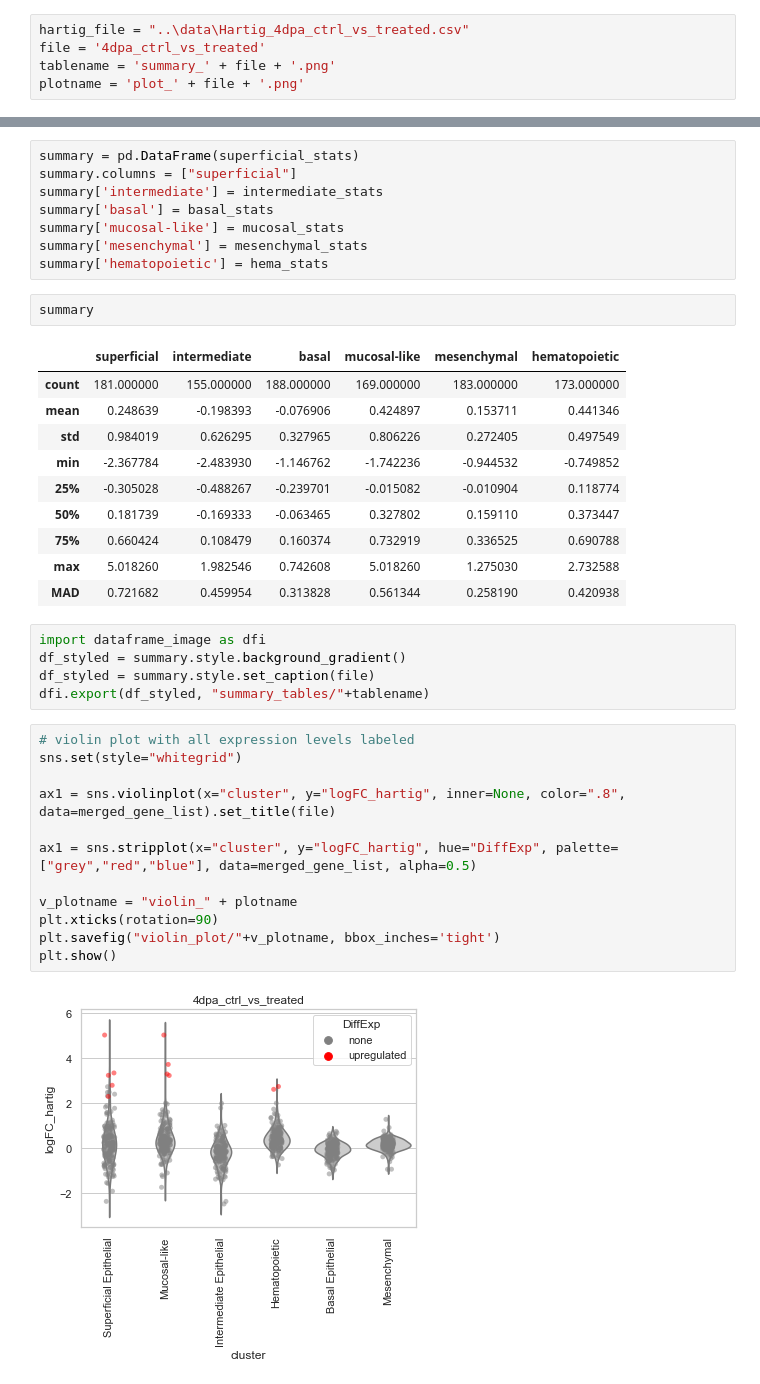
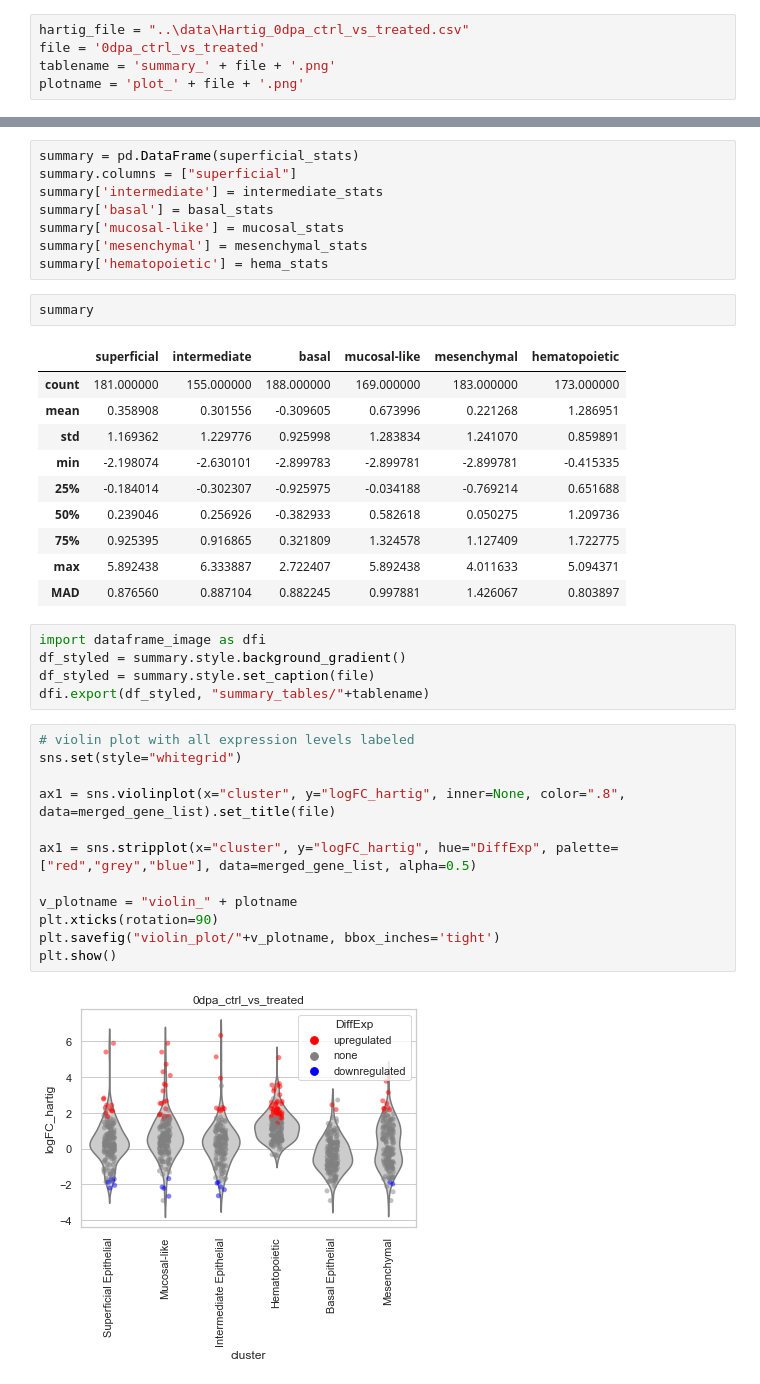
Before and after one commit to cgnobrega/Nobrega_Honors_Thesis, a Jupyter notebook: code/gene_lists_parse.ipynb, the cells around one changed output, grey strips where cells are left out. Drawn from its saved outputs; the diff is of its cells as text.

```diff
--- a/code/gene_lists_parse.ipynb
+++ b/code/gene_lists_parse.ipynb
@@ -23,8 +23,8 @@ hou.head(10)
 | 8 | Superficial Epithelial | CABZ01072255.2 | 0.0 | 2.858588 | 0.876 | 0.105 | 0.0 |
 | 9 | Superficial Epithelial | si:ch211-217k17.10 | 0.0 | 2.838415 | 0.886 | 0.096 | 0.0 |
 # %%
-hartig_file = "..\data\Hartig_4dpa_ctrl_vs_treated.csv"
-file = '4dpa_ctrl_vs_treated'
+hartig_file = "..\data\Hartig_0dpa_ctrl_vs_treated.csv"
+file = '0dpa_ctrl_vs_treated'
 tablename = 'summary_' + file + '.png'
 plotname = 'plot_' + file + '.png'
 # %%
@@ -244,14 +263,14 @@ summary
 # %% [output]
 |  | superficial | intermediate | basal | mucosal-like | mesenchymal | hematopoietic |
 | count | 181.000000 | 155.000000 | 188.000000 | 169.000000 | 183.000000 | 173.000000 |
-| mean | 0.248639 | -0.198393 | -0.076906 | 0.424897 | 0.153711 | 0.441346 |
-| std | 0.984019 | 0.626295 | 0.327965 | 0.806226 | 0.272405 | 0.497549 |
-| min | -2.367784 | -2.483930 | -1.146762 | -1.742236 | -0.944532 | -0.749852 |
-| 25% | -0.305028 | -0.488267 | -0.239701 | -0.015082 | -0.010904 | 0.118774 |
-| 50% | 0.181739 | -0.169333 | -0.063465 | 0.327802 | 0.159110 | 0.373447 |
-| 75% | 0.660424 | 0.108479 | 0.160374 | 0.732919 | 0.336525 | 0.690788 |
-| max | 5.018260 | 1.982546 | 0.742608 | 5.018260 | 1.275030 | 2.732588 |
-| MAD | 0.721682 | 0.459954 | 0.313828 | 0.561344 | 0.258190 | 0.420938 |
+| mean | 0.358908 | 0.301556 | -0.309605 | 0.673996 | 0.221268 | 1.286951 |
+| std | 1.169362 | 1.229776 | 0.925998 | 1.283834 | 1.241070 | 0.859891 |
+| min | -2.198074 | -2.630101 | -2.899783 | -2.899781 | -2.899781 | -0.415335 |
+| 25% | -0.184014 | -0.302307 | -0.925975 | -0.034188 | -0.769214 | 0.651688 |
+| 50% | 0.239046 | 0.256926 | -0.382933 | 0.582618 | 0.050275 | 1.209736 |
+| 75% | 0.925395 | 0.916865 | 0.321809 | 1.324578 | 1.127409 | 1.722775 |
+| max | 5.892438 | 6.333887 | 2.722407 | 5.892438 | 4.011633 | 5.094371 |
+| MAD | 0.876560 | 0.887104 | 0.882245 | 0.997881 | 1.426067 | 0.803897 |
 # %%
 import dataframe_image as dfi
 df_styled = summary.style.background_gradient()
@@ -260,17 +279,17 @@ dfi.export(df_styled, "summary_tables/"+tablename)
 # %%
 # violin plot with all expression levels labeled
 sns.set(style="whitegrid")
 
 ax1 = sns.violinplot(x="cluster", y="logFC_hartig", inner=None, color=".8", data=merged_gene_list).set_title(file)
 
-ax1 = sns.stripplot(x="cluster", y="logFC_hartig", hue="DiffExp", palette=["grey","red","blue"], data=merged_gene_list, alpha=0.5)
+ax1 = sns.stripplot(x="cluster", y="logFC_hartig", hue="DiffExp", palette=["red","grey","blue"], data=merged_gene_list, alpha=0.5)
 
 v_plotname = "violin_" + plotname
 plt.xticks(rotation=90)
 plt.savefig("violin_plot/"+v_plotname, bbox_inches='tight')
 plt.show()
 # %% [output]
-[figure, old version]
+[figure, new version]
 # %%
 # plot SDs and MAD values
 
```
Also changed, not shown: parts of 13 cells of this notebook, 2 other files.
